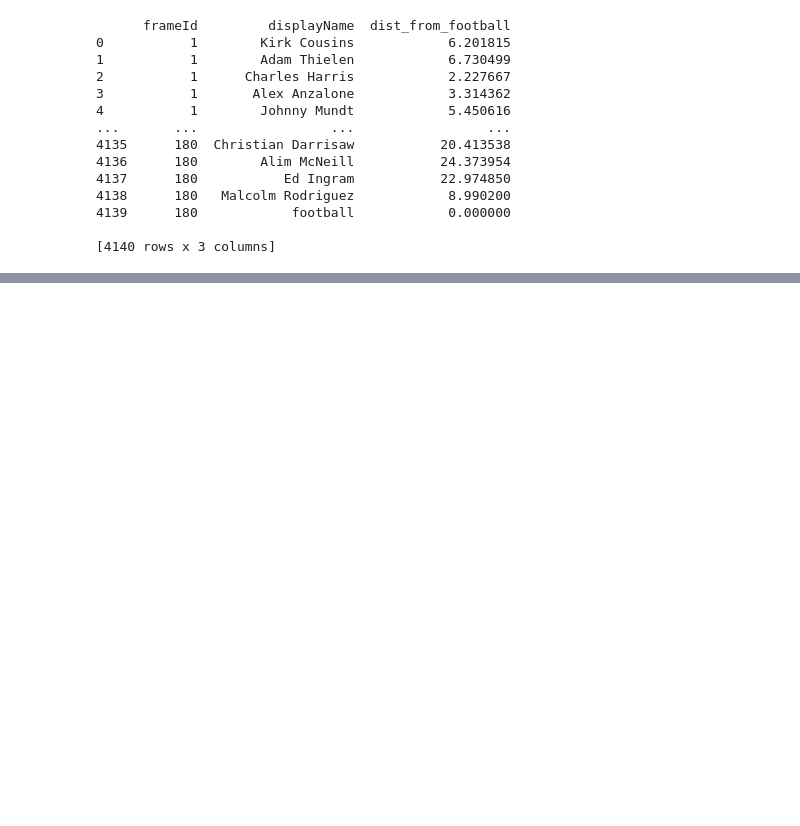
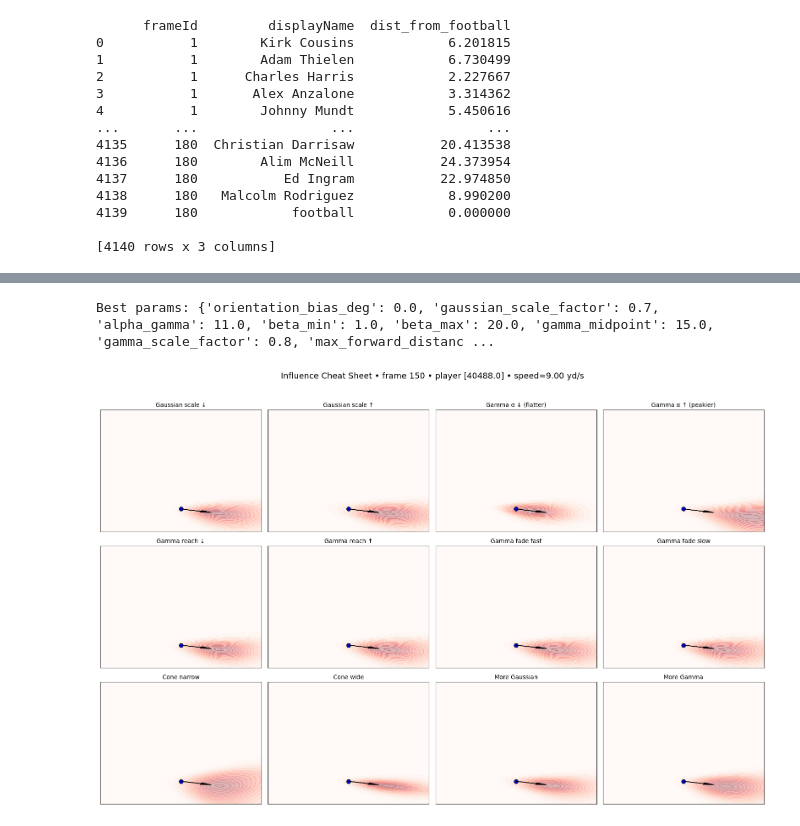
Before and after one commit to cincysam6/Field_Control_Model, a Jupyter notebook: Field_Control_Functions.ipynb, the cells around one changed output, grey strips where cells are left out. Saved outputs shown, nothing was run; the diff lists cells and outputs as text; code cells hidden in the pictures; blank space fills up the shorter version.

```diff
--- a/Field_Control_Functions.ipynb
+++ b/Field_Control_Functions.ipynb
@@ -1356,0 +1241,9 @@ visualize_pitch_control_with_players(pitch_control_df, player_df2, frame_id=100)
+# %%
+fig, params = diagnostic_multiples(df, frame_id=150, player_id=one_player, speed=9)
+
+# Print the “winner” panel’s settings cleanly
+best = next(p for p in params if p["title"] == "Gamma fade slow")  # for example
+print("Best params:", best["params"])
+# %% [output]
+Best params: {'orientation_bias_deg': 0.0, 'gaussian_scale_factor': 0.7, 'alpha_gamma': 11.0, 'beta_min': 1.0, 'beta_max': 20.0, 'gamma_midpoint': 15.0, 'gamma_scale_factor': 0.8, 'max_forward_distanc ...
+[figure, added]
```
Also changed, not shown: parts of 45 cells of this notebook.
